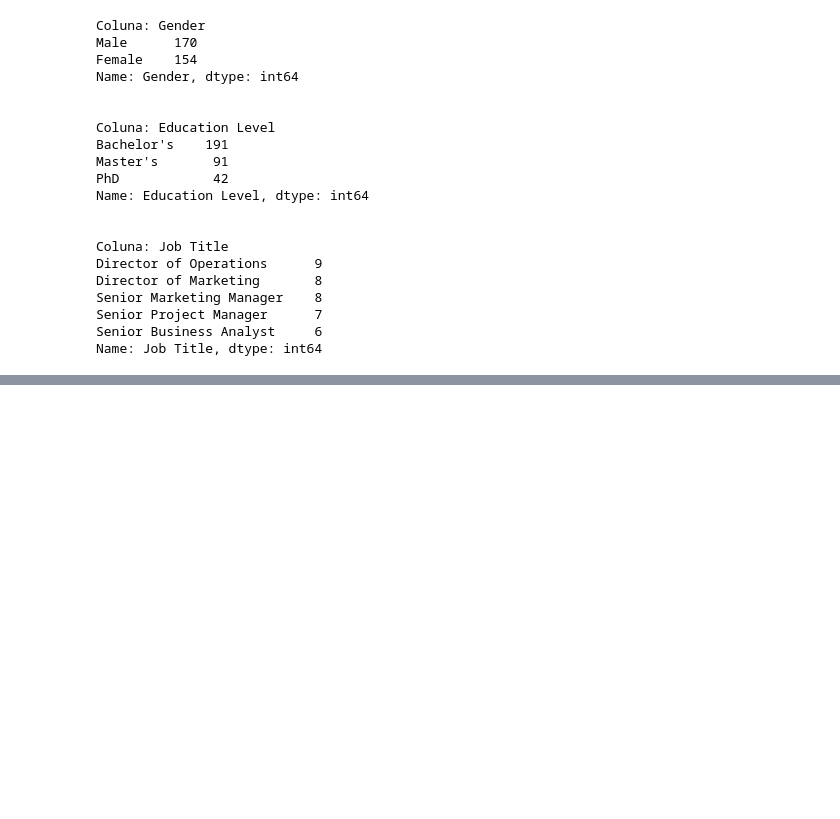
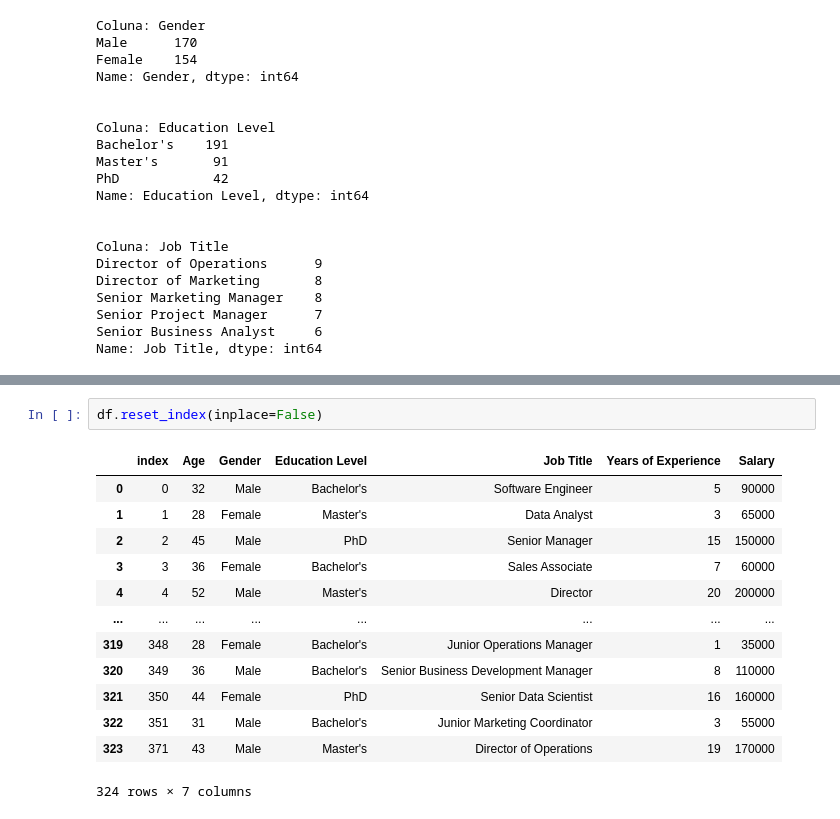
Before and after one commit to pedrolustosab/Analise_Explorataria_Salarios, a Jupyter notebook: EAD_Salarios.ipynb, the cells around one changed output, grey strips where cells are left out. Drawn from its saved outputs; the diff is of its cells as text; blank space fills up the shorter version.

```diff
--- a/EAD_Salarios.ipynb
+++ b/EAD_Salarios.ipynb
@@ -279,3 +293,19 @@ sns.pairplot(df);
+# %%
+df.reset_index(inplace=False)
+# %% [output]
+|  | index | Age | Gender | Education Level | Job Title | Years of Experience | Salary |
+| 0 | 0 | 32 | Male | Bachelor's | Software Engineer | 5 | 90000 |
+| 1 | 1 | 28 | Female | Master's | Data Analyst | 3 | 65000 |
+| 2 | 2 | 45 | Male | PhD | Senior Manager | 15 | 150000 |
+| 3 | 3 | 36 | Female | Bachelor's | Sales Associate | 7 | 60000 |
+| 4 | 4 | 52 | Male | Master's | Director | 20 | 200000 |
+| ... | ... | ... | ... | ... | ... | ... | ... |
+| 319 | 348 | 28 | Female | Bachelor's | Junior Operations Manager | 1 | 35000 |
+| 320 | 349 | 36 | Male | Bachelor's | Senior Business Development Manager | 8 | 110000 |
+| 321 | 350 | 44 | Female | PhD | Senior Data Scientist | 16 | 160000 |
+| 322 | 351 | 31 | Male | Bachelor's | Junior Marketing Coordinator | 3 | 55000 |
+| 323 | 371 | 43 | Male | Master's | Director of Operations | 19 | 170000 |
+324 rows × 7 columns
 # %%
 
 sns.heatmap(df.corr(), annot=True)
```
Also changed, not shown: parts of 8 cells of this notebook, 1 other file.
